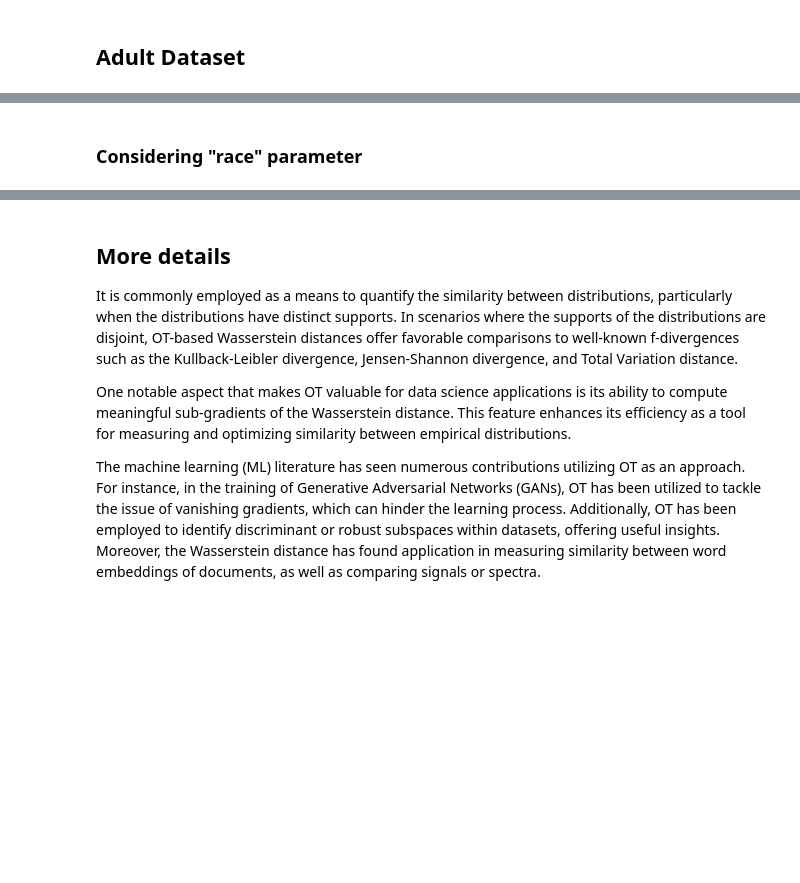
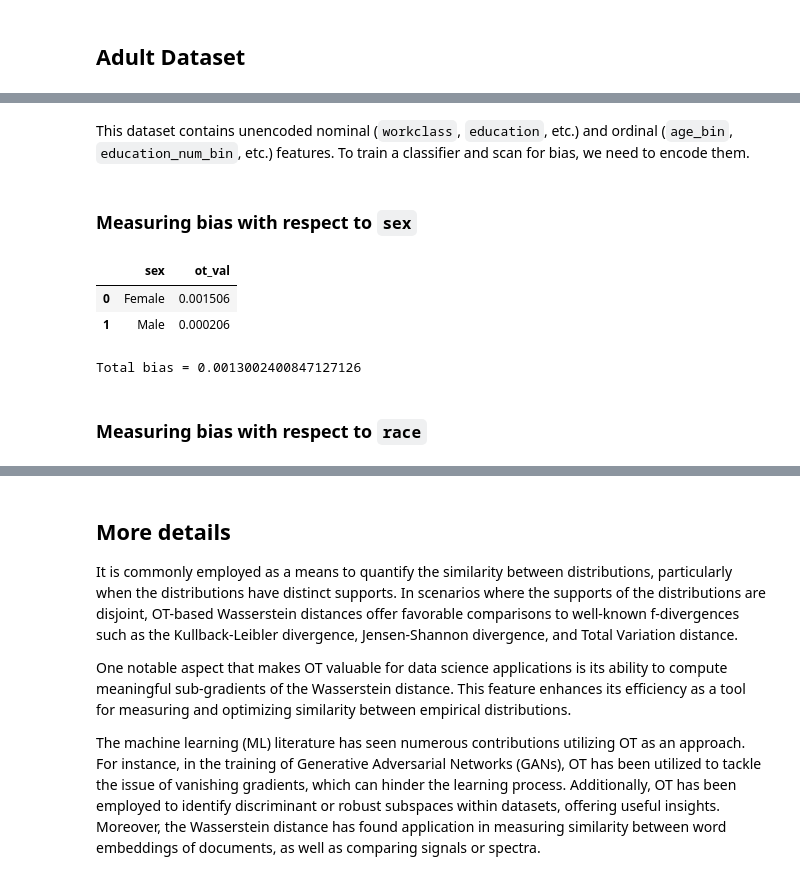
Before and after one commit to andrewklayk/AIF360, a Jupyter notebook: examples/demo_ot_detector.ipynb, the cells around one changed output, grey strips where cells are left out. Drawn from its saved outputs; the diff is of its cells as text; code cells hidden in the pictures; blank space fills up the shorter version.

```diff
--- a/examples/demo_ot_detector.ipynb
+++ b/examples/demo_ot_detector.ipynb
@@ -379,13 +369,29 @@ ot_val1 = ot_bias_scan(golden_standard="observed", classifier="sex", data=data,
+# %% [markdown]
+This dataset contains unencoded nominal (`workclass`, `education`, etc.) and ordinal (`age_bin`, `education_num_bin`, etc.) features. To train a classifier and scan for bias, we need to encode them.
+# %%
+from sklearn.preprocessing import OrdinalEncoder
+X_raw = data.drop('observed', axis=1)
+y = data['observed']
+ord = OrdinalEncoder().fit(X_raw)
+X = ord.transform(X_raw)
+# %% [markdown]
+### Measuring bias with respect to `sex`
+# %%
+clf = LogisticRegression(solver='lbfgs', max_iter=10000, C=1.0, penalty='l2')
+
+clf.fit(X, y)
+preds = pd.Series(clf.predict_proba(X)[:,0])
+
+ot_val1 = ot_bias_scan(ground_truth='observed', classifier=preds, sensitive_attribute='sex', data=data, mode='binary')
 # %%
 bs1 = pd.DataFrame({"sex": ot_val1.keys(), "ot_val": ot_val1.values()})
 display(bs1)
 
 print()
 if len(ot_val1) == 2:
        print("Total bias = ", abs(np.diff(list(ot_val1.values()))[0]), sep="")
-
-print("The maximum value that can be attended is only 1, and minimum is 0.")
-print("If the obtained value if something between 0 and 1, it can be interpreted as difference in distributions in percentage.\n \
-       For example, if the value had been 0.3, there could be a difference of 30%.")
+# %% [output]
+|  | sex | ot_val |
+| 0 | Female | 0.001506 |
+| 1 | Male | 0.000206 |
+Total bias = 0.0013002400847127126
-# %% [markdown]
-### Considering "race" parameter
@@ -406,0 +398,2 @@ print("If the obtained value if something between 0 and 1, it can be interpreted
+# %% [markdown]
+### Measuring bias with respect to `race`
```
Also changed, not shown: parts of 29 cells of this notebook, 1 other file.
